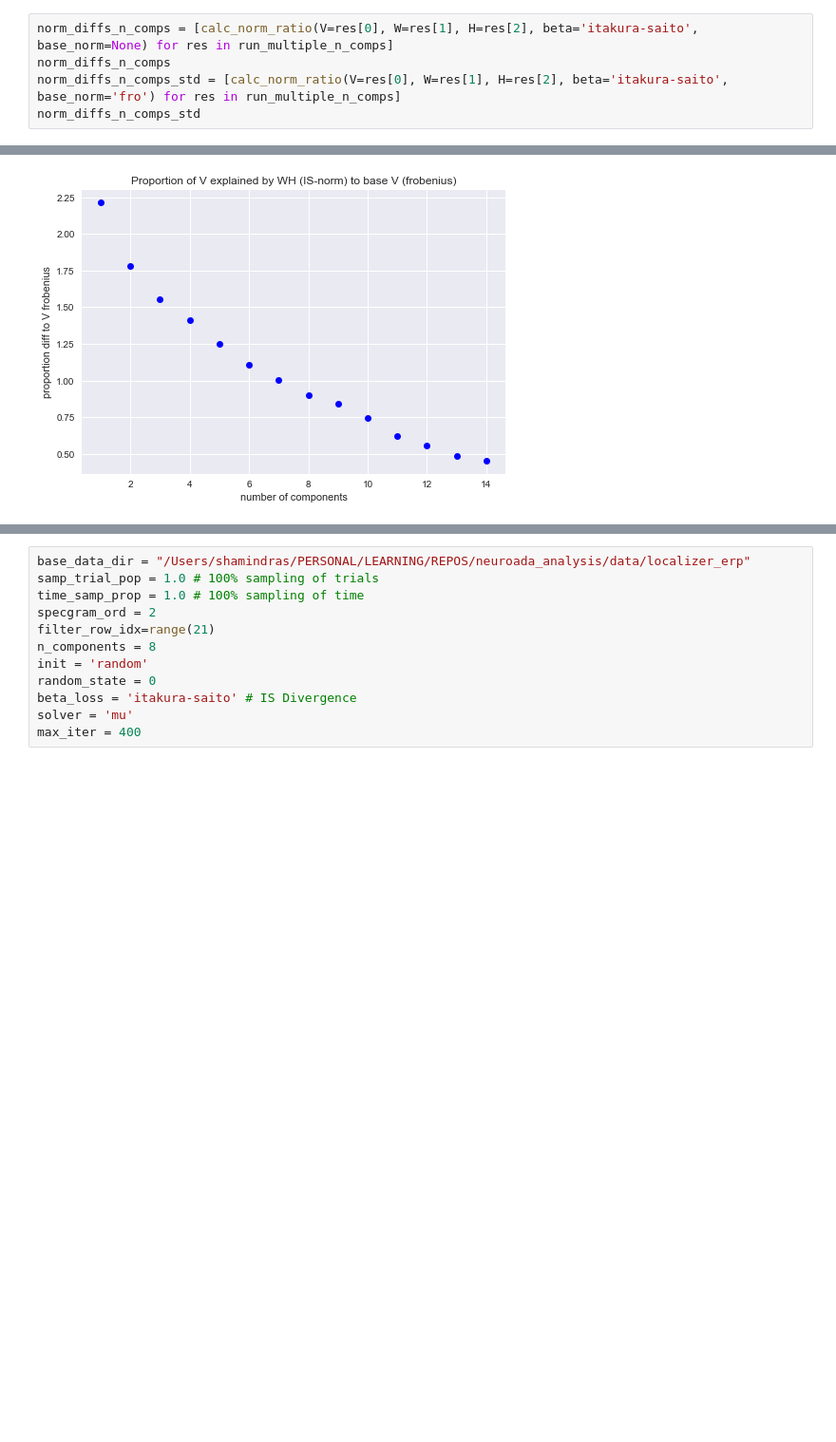
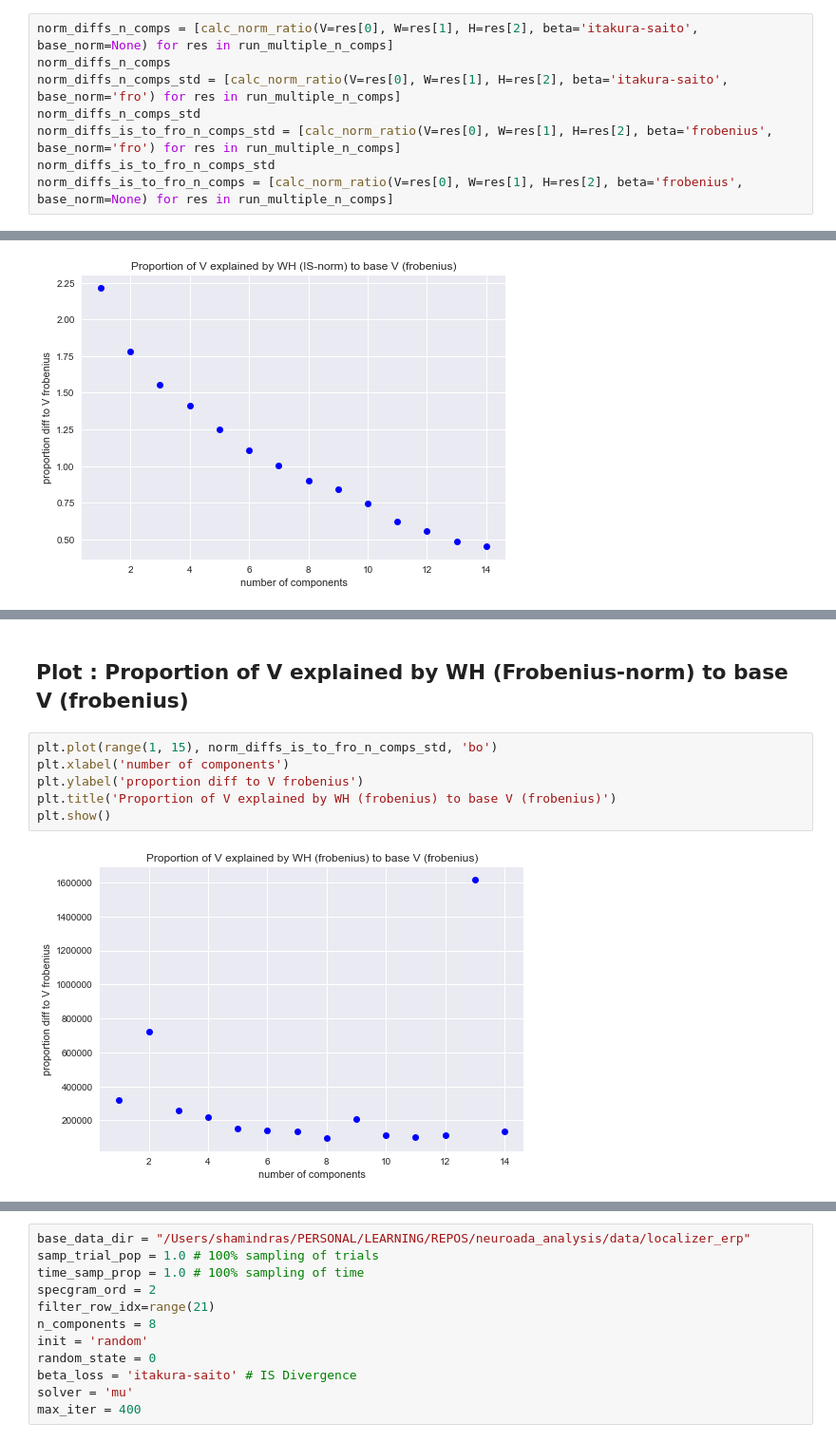
Before and after one commit to shamindras/neuroada_analysis, a Jupyter notebook: Python/nmf-scale-specgram-trials.ipynb, the cells around one changed output, grey strips where cells are left out. Shown at 95% size. Saved outputs shown, nothing was run; the diff lists cells and outputs as text; blank space fills up the shorter version.

```diff
--- a/Python/nmf-scale-specgram-trials.ipynb
+++ b/Python/nmf-scale-specgram-trials.ipynb
@@ -450,3 +453,6 @@ norm_diffs_n_comps = [calc_norm_ratio(V=res[0], W=res[1], H=res[2], beta='itakur
 norm_diffs_n_comps
 norm_diffs_n_comps_std = [calc_norm_ratio(V=res[0], W=res[1], H=res[2], beta='itakura-saito', base_norm='fro') for res in run_multiple_n_comps]
 norm_diffs_n_comps_std
+norm_diffs_is_to_fro_n_comps_std = [calc_norm_ratio(V=res[0], W=res[1], H=res[2], beta='frobenius', base_norm='fro') for res in run_multiple_n_comps]
+norm_diffs_is_to_fro_n_comps_std
+norm_diffs_is_to_fro_n_comps = [calc_norm_ratio(V=res[0], W=res[1], H=res[2], beta='frobenius', base_norm=None) for res in run_multiple_n_comps]
@@ -476 +479,11 @@ plt.show()
+# %% [markdown]
+## Plot : Proportion of V explained by WH (Frobenius-norm) to base V (frobenius)
+# %%
+plt.plot(range(1, 15), norm_diffs_is_to_fro_n_comps_std, 'bo')
+plt.xlabel('number of components')
+plt.ylabel('proportion diff to V frobenius')
+plt.title('Proportion of V explained by WH (frobenius) to base V (frobenius)')
+plt.show()
+# %% [output]
+[figure, added]
 # %% [markdown]
```
Also changed, not shown: parts of 31 cells of this notebook.
